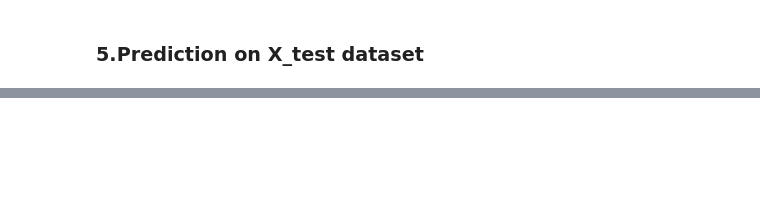
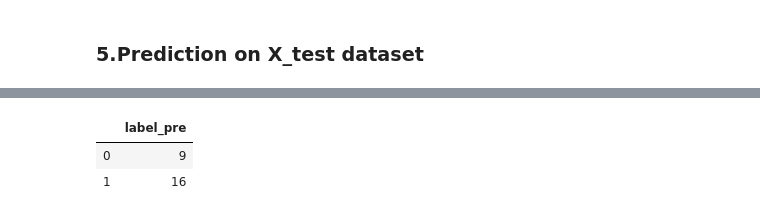
Before and after one commit to celinezhang2019/DS_DRAFT, a Jupyter notebook: alexnet_basic_5k.ipynb, the cells around one changed output, grey strips where cells are left out. Drawn from its saved outputs; the diff is of its cells as text; code cells hidden in the pictures; blank space fills up the shorter version.

```diff
--- a/alexnet_basic_5k.ipynb
+++ b/alexnet_basic_5k.ipynb
@@ -386,0 +393,2 @@ accuracy 0.883222222328186
+# %%
+y_pred = model.predict(X_test,batch_size=1)
@@ -386,0 +413,6 @@ accuracy 0.883222222328186
+# %%
+a = list(y_pred)
+y_prediction=[]
+for i in a:
+    j =list(i)
+    y_prediction.append(j.index(max(j)))
@@ -386,0 +442,7 @@ accuracy 0.883222222328186
+# %%
+
+y_predict.head(2)
+# %% [output]
+|  | label_pre |
+| 0 | 9 |
+| 1 | 16 |
```
Also changed, not shown: parts of 26 cells of this notebook.
